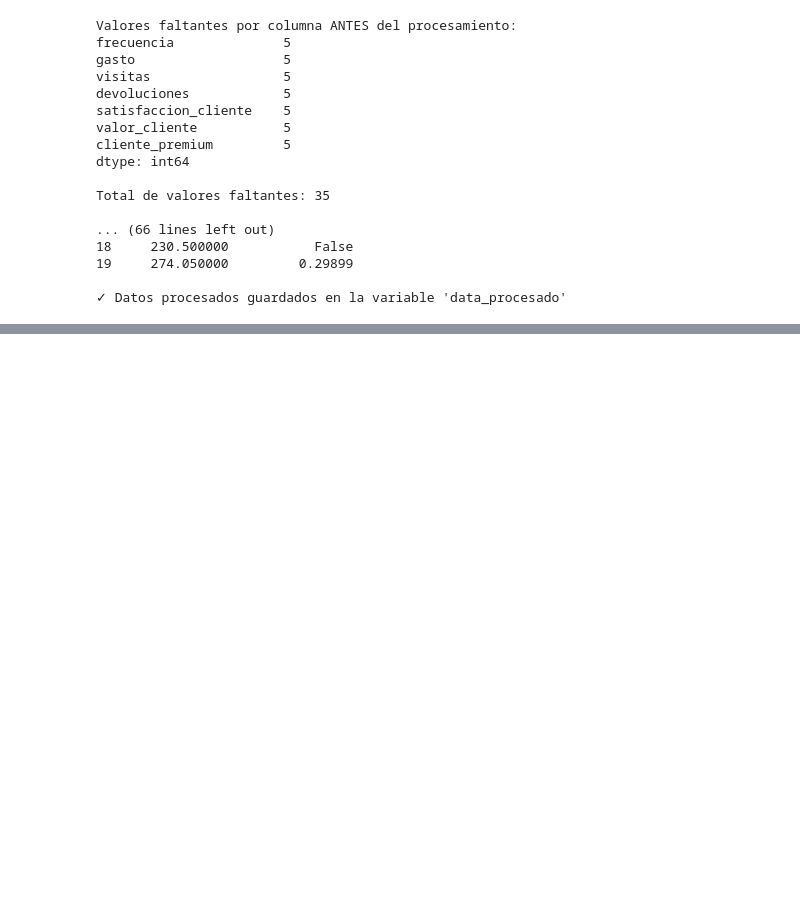
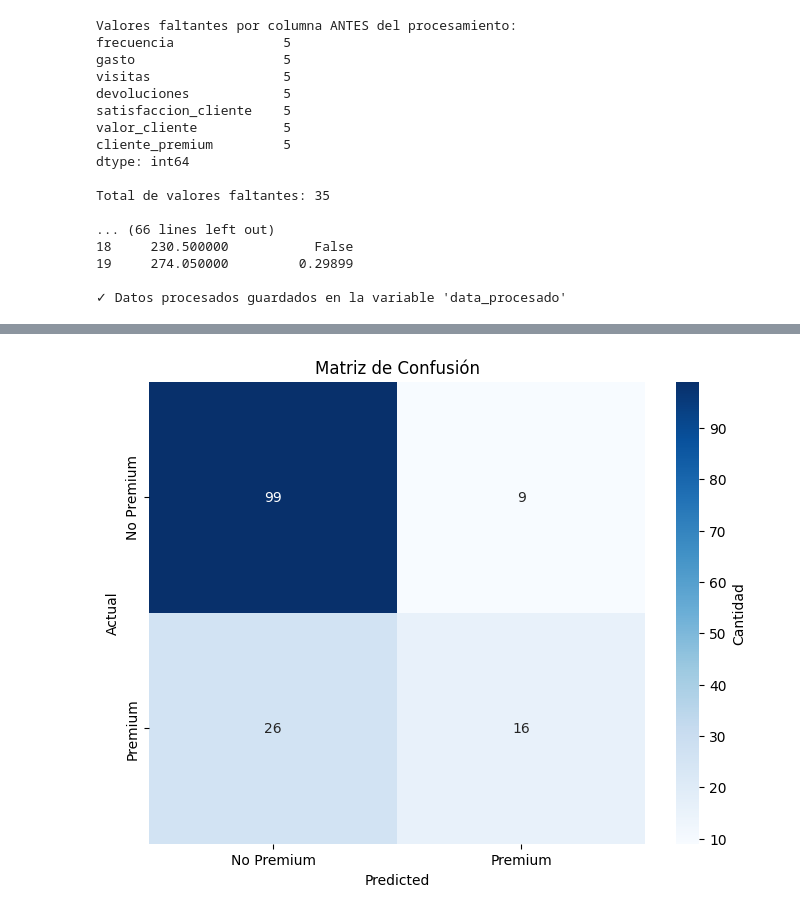
Before and after one commit to Tolally/info257-aprendizaje-de-maquinas-algoritmos-no-supervisados, a Jupyter notebook: Supervisado_Grupo16.ipynb, the cells around one changed output, grey strips where cells are left out. Cells and saved outputs as stored; diff of their text form; code cells hidden in the pictures; blank space fills up the shorter version.

```diff
--- a/Supervisado_Grupo16.ipynb
+++ b/Supervisado_Grupo16.ipynb
@@ -17,17 +26,22 @@ data = pd.read_csv('Grupo16.csv', sep=';')
 # %%
-
 # Mostrar valores faltantes antes del procesamiento
 print("Valores faltantes por columna ANTES del procesamiento:")
 print(data.isnull().sum())
 print("\nTotal de valores faltantes:", data.isnull().sum().sum())
 
-# Calcular promedios para cada columna numérica
+# Calcular promedios para columnas numéricas (excluye variable objetivo)
 print("\nPromedios calculados:")
-promedios = data.mean()
+numeric_cols = data.select_dtypes(include="number").columns
+numeric_cols = [col for col in numeric_cols if col != "cliente_premium"]
+promedios = data[numeric_cols].mean()
 print(promedios)
 
-# Reemplazar valores faltantes con el promedio de cada columna
-data_procesado = data.fillna(data.mean())
+# Reemplazar valores faltantes con el promedio de cada columna numérica
+data_procesado = data.copy()
+data_procesado[numeric_cols] = data_procesado[numeric_cols].fillna(promedios)
+
+# Eliminar filas con variable objetivo faltante
+data_procesado = data_procesado.dropna(subset=["cliente_premium"])
 
 # Verificar que no hay más valores faltantes
 print("\n\nValores faltantes por columna DESPUÉS del procesamiento:")
@@ -147,0 +136,9 @@ X_train, X_test, y_train, y_test = train_test_split(X, y, test_size=0.3, random_
+# %%
+# Dividir los datos en características (X) y variable objetivo (y)
+X = data_procesado.drop(columns=['cliente_premium', 'valor_cliente'])
+y = data_procesado['cliente_premium']
+
+print(f"\nVariables predictoras utilizadas ({len(X.columns)} características):")
+for i, col in enumerate(X.columns, 1):
+    print(f"  {i}. {col}")
+print(f"\nVariable objetivo: cliente_premium (0=No premium, 1=Premium)")
@@ -147,0 +167,16 @@ X_train, X_test, y_train, y_test = train_test_split(X, y, test_size=0.3, random_
+# %%
+from sklearn.preprocessing import StandardScaler
+
+# Dividir el dataset en entrenamiento y prueba
+X_train, X_test, y_train, y_test = train_test_split(
+    X, y, test_size=0.3, random_state=42
+)
+
+# Crear el escalador y normalizar con datos de entrenamiento
+scaler = StandardScaler()
+X_train = pd.DataFrame(
+    scaler.fit_transform(X_train), columns=X.columns, index=X_train.index
+)
+X_test = pd.DataFrame(
+    scaler.transform(X_test), columns=X.columns, index=X_test.index
+)
@@ -168,14 +246,19 @@ print("Precisión del modelo de regresión logística en el conjunto de prueba:
 # %%
 # Calcular matriz de confusión
 cm = confusion_matrix(y_test, y_pred) # super importante metrica
 
 # Obtener etiquetas únicas presentes en y_test y y_pred
 labels = sorted(set(y_test) | set(y_pred))
 
 # Visualizar matriz de confusión
 plt.figure(figsize=(8, 6))
-sns.heatmap(cm, annot=True, fmt="d", cmap="Blues", xticklabels=labels, yticklabels=labels)
+sns.heatmap(cm, annot=True, fmt="d", cmap="Blues",
+            xticklabels=['No Premium', 'Premium'],
+            yticklabels=['No Premium', 'Premium'],
+            cbar_kws={'label': 'Cantidad'})
 plt.xlabel('Predicted')
 plt.ylabel('Actual')
 plt.title('Matriz de Confusión')
 plt.show()
+# %% [output]
+[figure, added]
```
Also changed, not shown: parts of 28 cells of this notebook.
